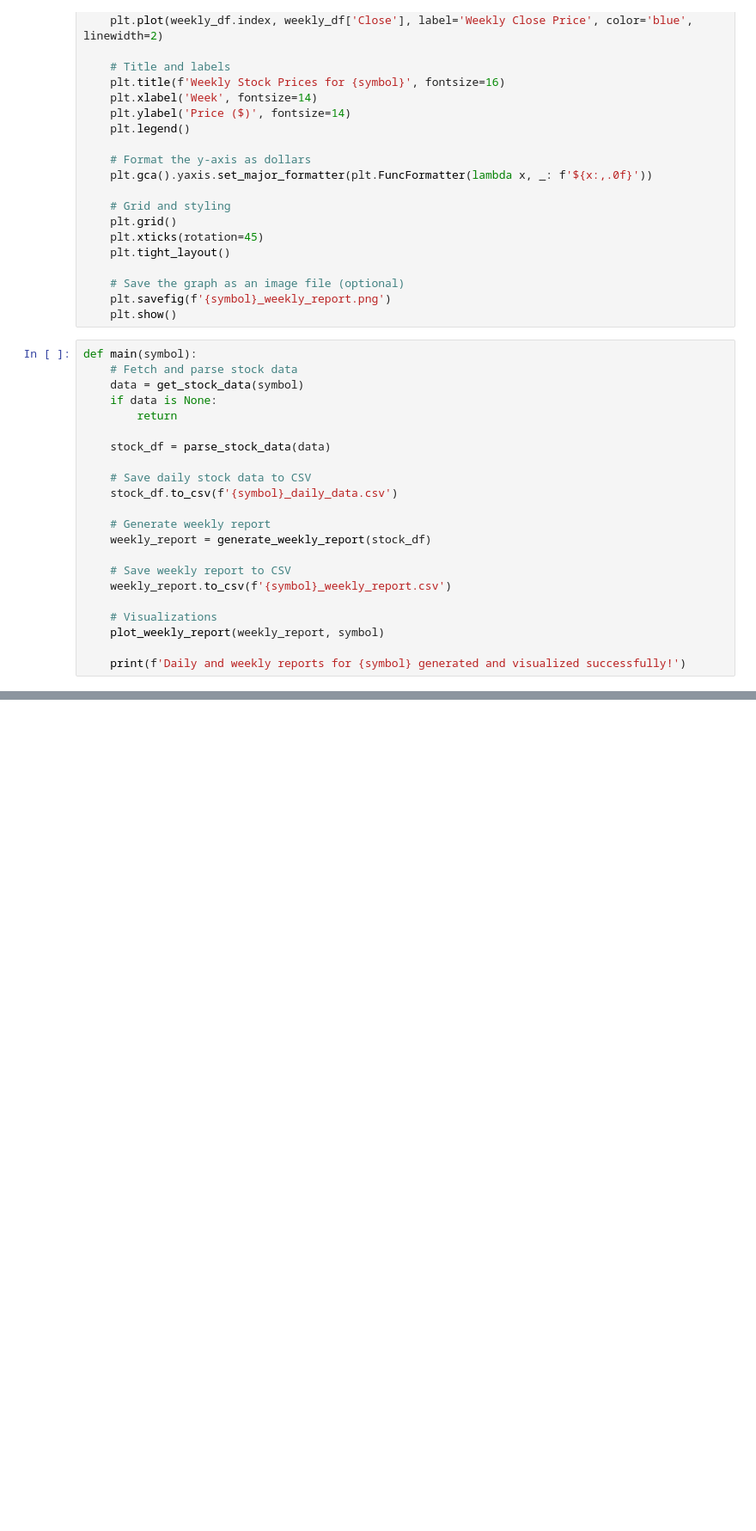
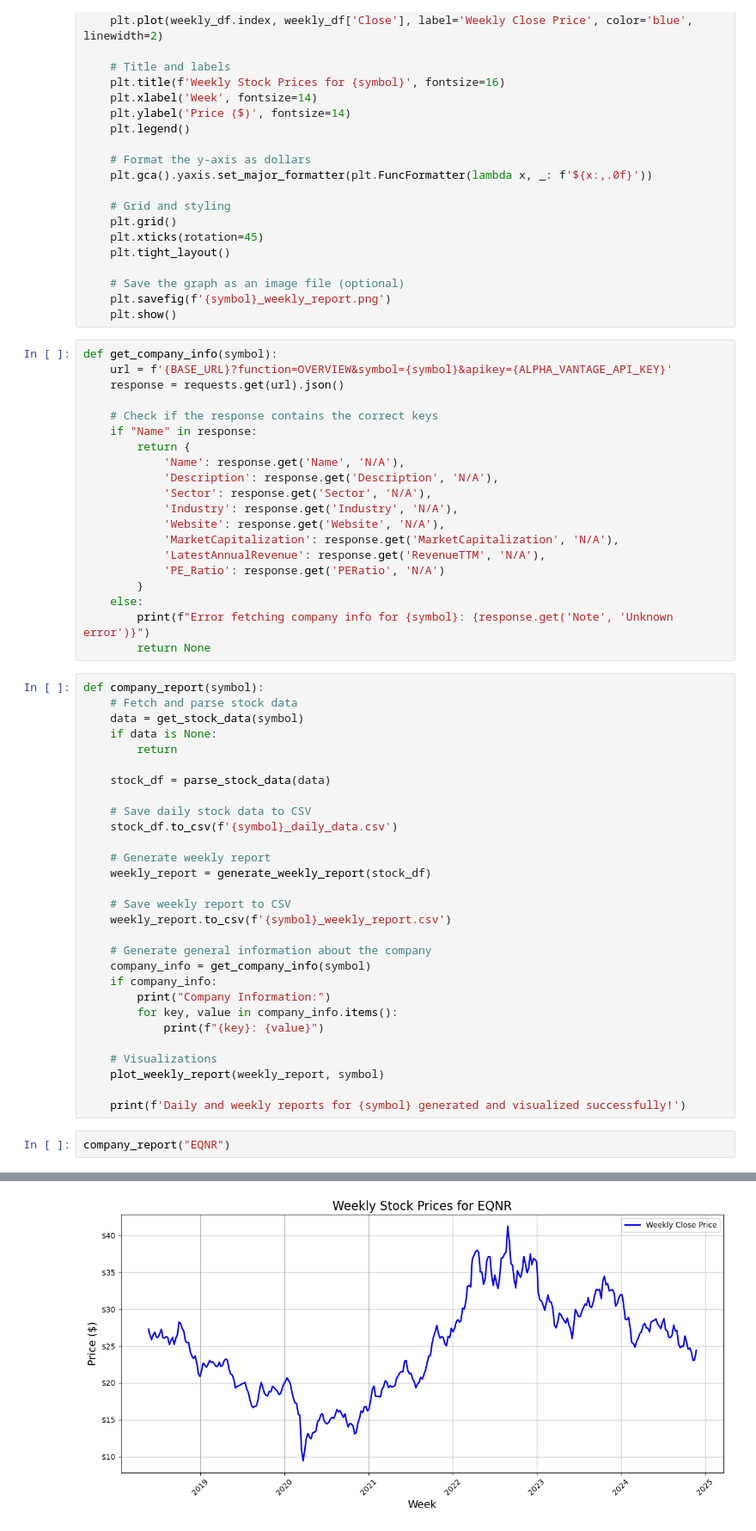
Before and after one commit to A-Bender/stock_analysis_project, a Jupyter notebook: stock_analysis_project.ipynb, the cells around one changed output, grey strips where cells are left out. Shown: that part at 86% size. Cells and saved outputs as stored; diff of their text form; blank space fills up the shorter version.

```diff
--- a/stock_analysis_project.ipynb
+++ b/stock_analysis_project.ipynb
@@ -137,8 +131,28 @@ def plot_weekly_report(weekly_df, symbol):
     # Save the graph as an image file (optional)
     plt.savefig(f'{symbol}_weekly_report.png')
     plt.show()
+# %%
+def get_company_info(symbol):
+    url = f'{BASE_URL}?function=OVERVIEW&symbol={symbol}&apikey={ALPHA_VANTAGE_API_KEY}'
+    response = requests.get(url).json()
+
+    # Check if the response contains the correct keys
+    if "Name" in response:
+        return {
+            'Name': response.get('Name', 'N/A'),
+            'Description': response.get('Description', 'N/A'),
+            'Sector': response.get('Sector', 'N/A'),
+            'Industry': response.get('Industry', 'N/A'),
+            'Website': response.get('Website', 'N/A'),
+            'MarketCapitalization': response.get('MarketCapitalization', 'N/A'),
+            'LatestAnnualRevenue': response.get('RevenueTTM', 'N/A'),
+            'PE_Ratio': response.get('PERatio', 'N/A')
+        }
+    else:
+        print(f"Error fetching company info for {symbol}: {response.get('Note', 'Unknown error')}")
+        return None
 # %%
-def main(symbol):
+def company_report(symbol):
     # Fetch and parse stock data
     data = get_stock_data(symbol)
     if data is None:
@@ -155,7 +169,17 @@ def main(symbol):
     # Save weekly report to CSV
     weekly_report.to_csv(f'{symbol}_weekly_report.csv')
 
+    # Generate general information about the company
+    company_info = get_company_info(symbol)
+    if company_info:
+        print("Company Information:")
+        for key, value in company_info.items():
+            print(f"{key}: {value}")
+
     # Visualizations
     plot_weekly_report(weekly_report, symbol)
 
     print(f'Daily and weekly reports for {symbol} generated and visualized successfully!')
+# %%
+company_report("EQNR")
+# %% [output]
@@ -161,0 +195 @@ def main(symbol):
+[figure, added]
```
Also changed, not shown: parts of 6 cells of this notebook.
